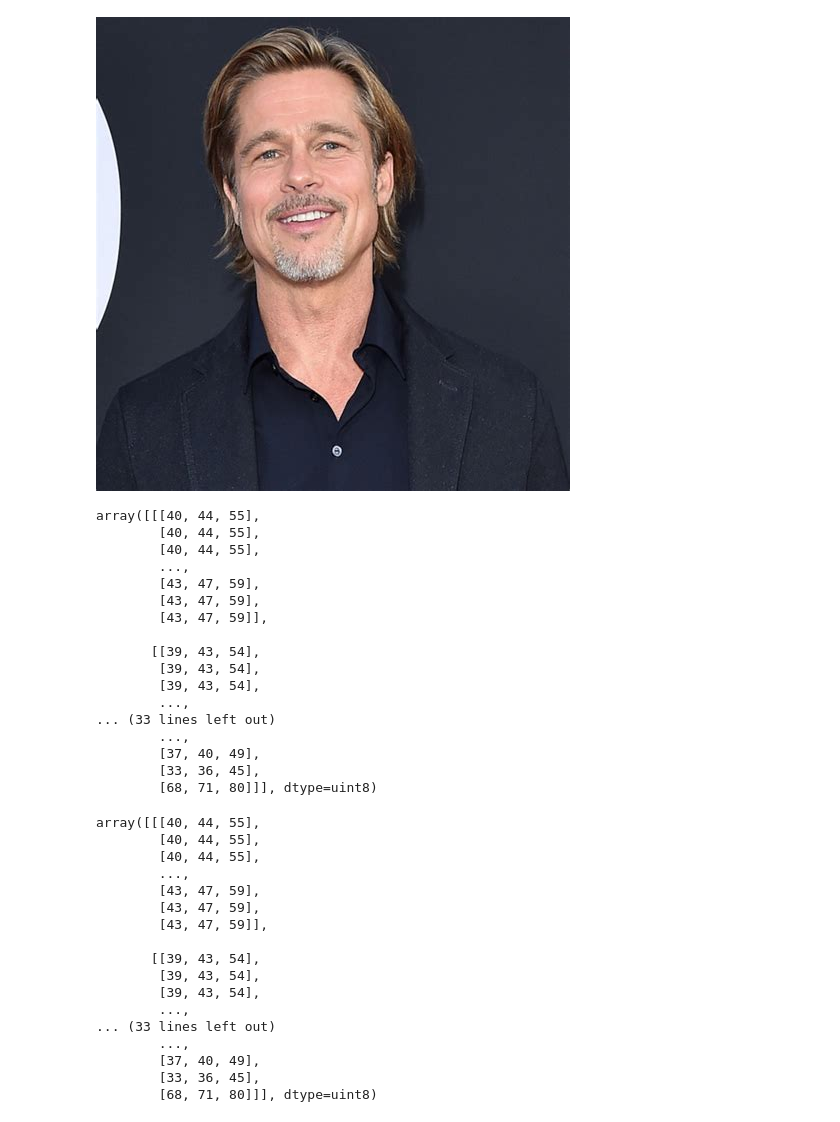
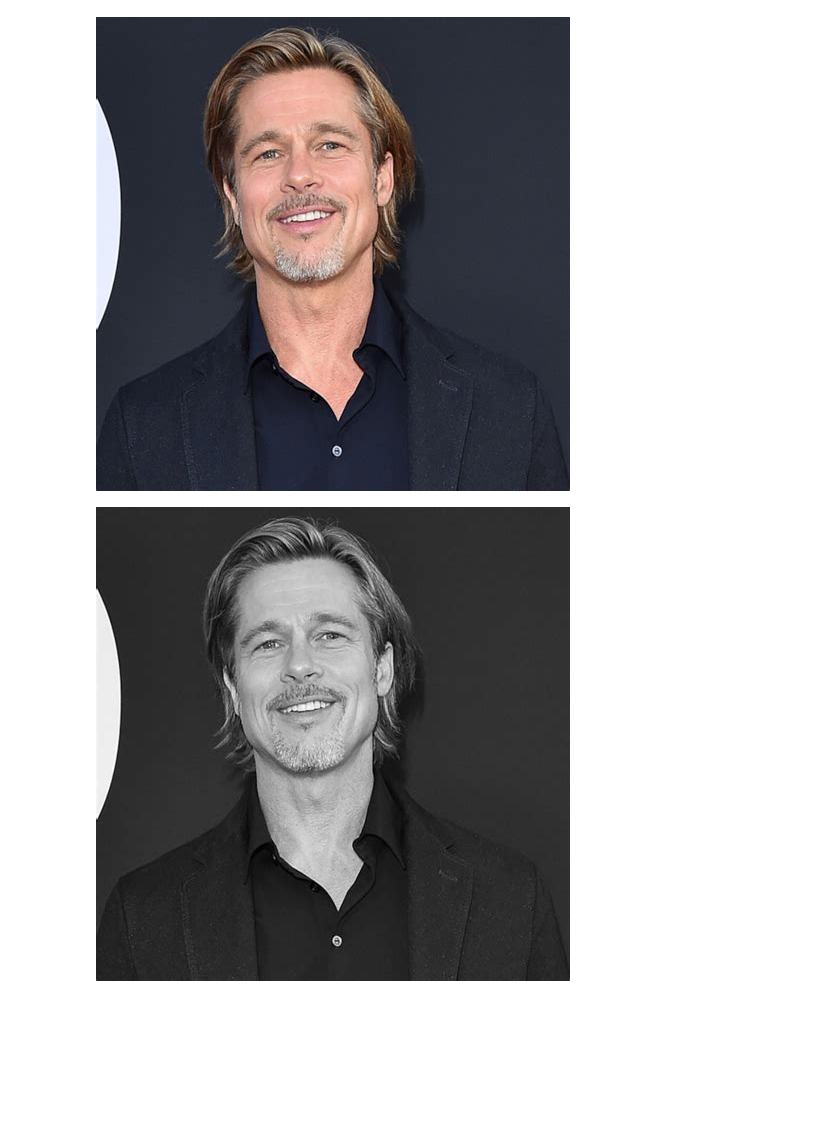
Before and after one commit to dlsdud9098/hair_color_change, a Jupyter notebook: main.ipynb, the cells around one changed output. Cells and saved outputs as stored; diff of their text form; code cells hidden in the pictures; blank space fills up the shorter version.

```diff
--- a/main.ipynb
+++ b/main.ipynb
@@ -18,47 +18,3 @@ image
 Image.open(image)
 # %% [output]
 [figure]
-# %%
-img = Image.open(image)
-img = np.asarray(img)
-img
-# %% [output]
-array([[[40, 44, 55],
-        [40, 44, 55],
-        [40, 44, 55],
-        ...,
-        [43, 47, 59],
-        [43, 47, 59],
-        [43, 47, 59]],
-
-       [[39, 43, 54],
-        [39, 43, 54],
-        [39, 43, 54],
-        ...,
-... (33 lines left out)
-        ...,
-        [37, 40, 49],
-        [33, 36, 45],
-        [68, 71, 80]]], dtype=uint8)
-# %%
-# 입력 이미지의 복사본 생성
-vis_img = img.copy().astype(np.uint8)
-vis_img
-# %% [output]
-array([[[40, 44, 55],
-        [40, 44, 55],
-        [40, 44, 55],
-        ...,
-        [43, 47, 59],
-        [43, 47, 59],
-        [43, 47, 59]],
-
-       [[39, 43, 54],
-        [39, 43, 54],
-        [39, 43, 54],
-        ...,
-... (33 lines left out)
-        ...,
-        [37, 40, 49],
-        [33, 36, 45],
-        [68, 71, 80]]], dtype=uint8)
@@ -67,0 +21,6 @@ vis_parsing_anno = parsing_anno.copy().astype(np.uint8)
+# %%
+src = cv2.imread(image, cv2.IMREAD_GRAYSCALE)
+
+Image.fromarray(src)
+# %% [output]
+[figure, added]
```
Also changed, not shown: parts of 4 cells of this notebook.
